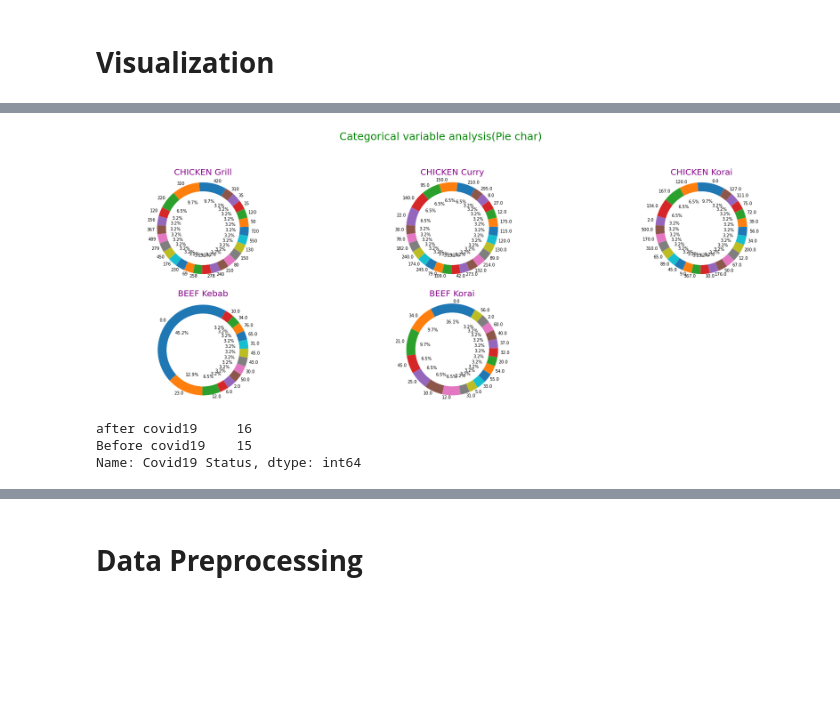
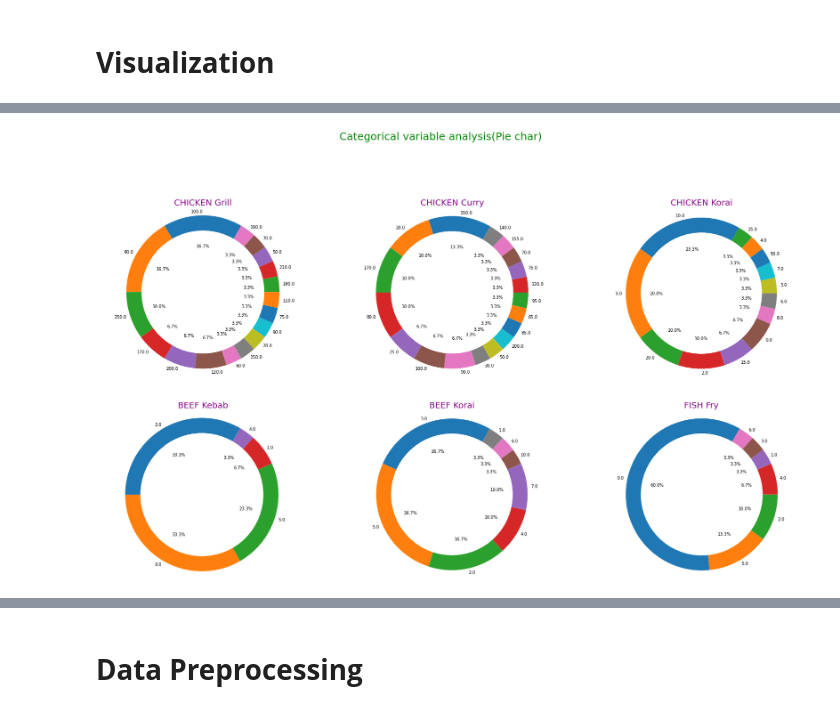
Before and after one commit to payelmiah/Restaurent_servey, a Jupyter notebook: restaurent_servey.ipynb, the cells around one changed output, grey strips where cells are left out. Drawn from its saved outputs; the diff is of its cells as text; code cells hidden in the pictures; blank space fills up the shorter version.

```diff
--- a/restaurent_servey.ipynb
+++ b/restaurent_servey.ipynb
@@ -128,27 +143,21 @@ sns.countplot(x='CHICKEN Grill' , hue='Covid19 Status' , data=df)
 # %%
-categorical = ['CHICKEN Grill','CHICKEN Curry','CHICKEN Korai','BEEF Kebab','BEEF Korai']
+categorical = ['CHICKEN Grill','CHICKEN Curry','CHICKEN Korai','BEEF Kebab','BEEF Korai','FISH Fry']
 
-plt.figure(figsize = [30 , 15])
+plt.figure(figsize = [30 , 25])
 plt.suptitle('Categorical variable analysis(Pie char)\n', fontsize=25, c = 'green')
 colors = ['C8','C7', 'C4', 'C2']
 i = 1
 
 for col in categorical :
 
     plt . subplot(3 , 3 , i)
     label =df[col]. value_counts() . index
     size =df[col] . value_counts() . values
     my_circle = plt.Circle((0,0), 0.8 ,color='white')
     plt . pie(size , labels = label ,autopct='%1.1f%%' ,startangle=60, labeldistance=1.05)
     plt . title(col , color = 'purple' ,fontsize=20)
     plt.gca().add_artist(my_circle)
     plt.axis('equal')
     i+=1
 # %% [output]
-[figure, old version]
+[figure, new version]
-# %%
-df['Covid19 Status'].value_counts()
-# %% [output]
-after covid19     16
-Before covid19    15
-Name: Covid19 Status, dtype: int64
```
Also changed, not shown: parts of 51 cells of this notebook.
